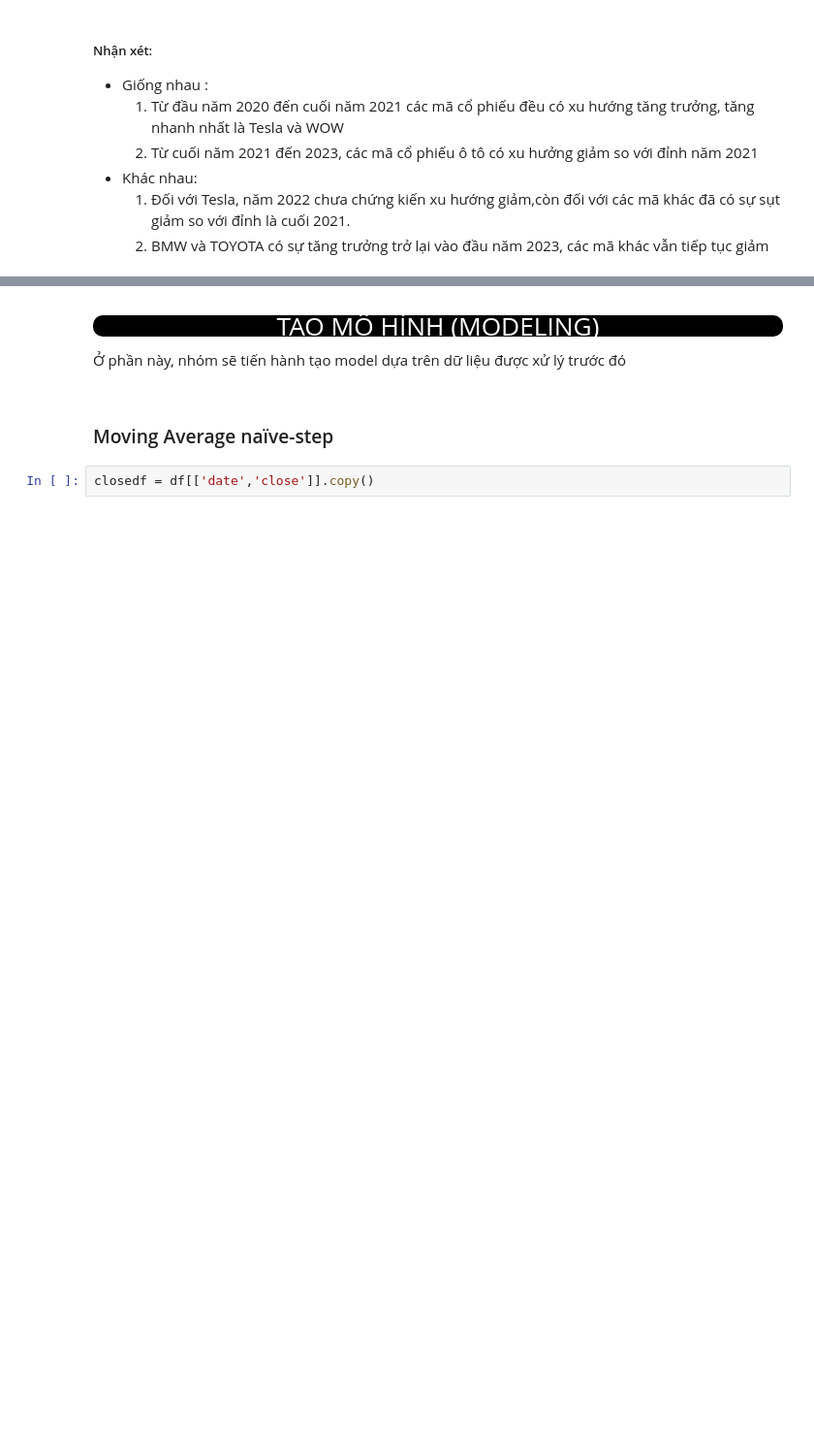
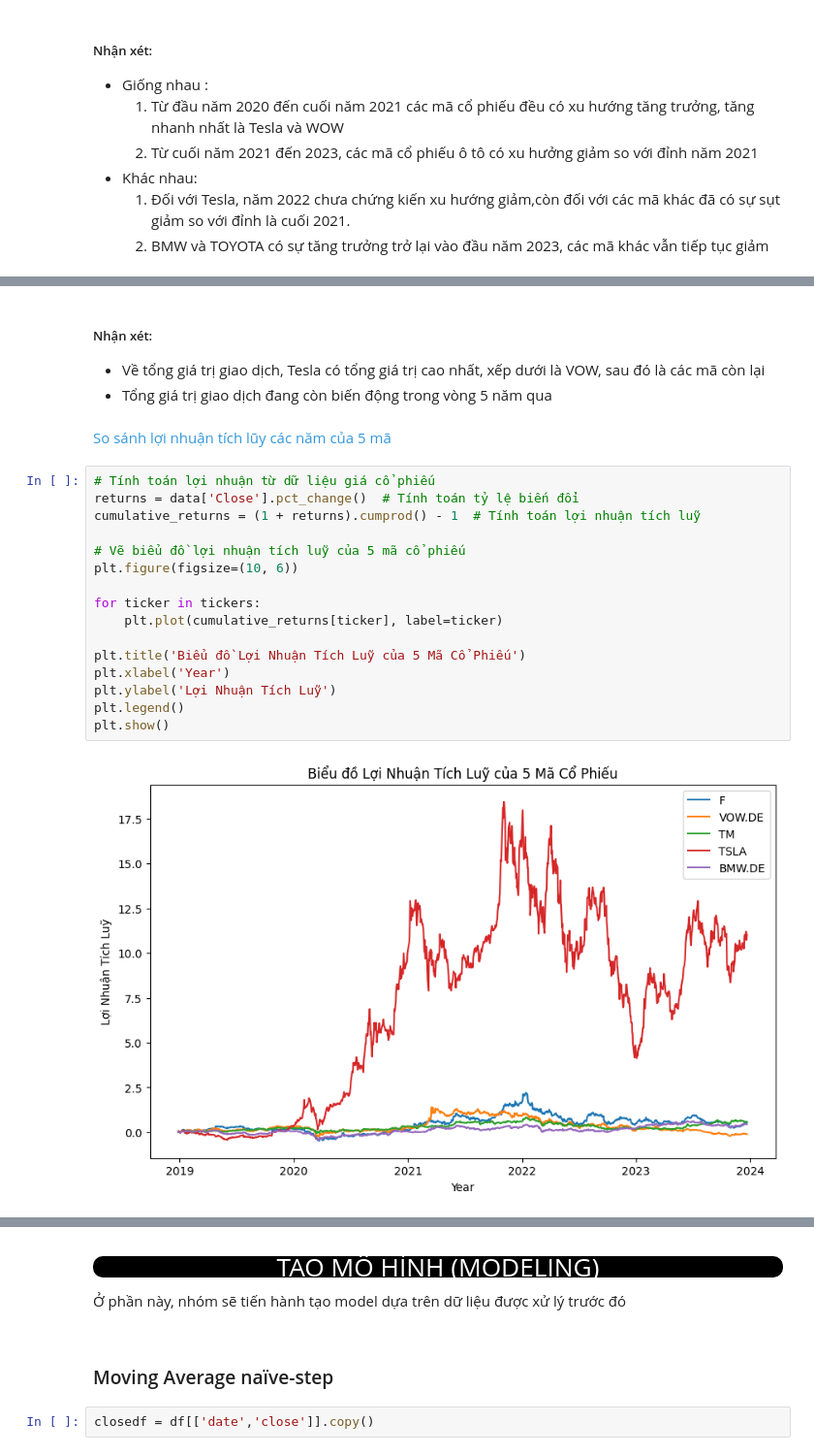
Before and after one commit to davisduccopny/Stock-Prediction-with-Python-project, a Jupyter notebook: train_model/main_train.ipynb, the cells around one changed output, grey strips where cells are left out. Shown at 97% size. Saved outputs shown, nothing was run; the diff lists cells and outputs as text; blank space fills up the shorter version.

```diff
--- a/main_train.ipynb
+++ b/train_model/main_train.ipynb
@@ -829,0 +691,24 @@ plt.show()
+# %% [markdown]
+##### Nhận xét:
+*  Về tổng giá trị giao dịch, Tesla có tổng giá trị cao nhất, xếp dưới là VOW, sau đó là các mã còn lại
+* Tổng giá trị giao dịch đang còn biến động trong vòng 5 năm qua
+# %% [markdown]
+<p style="color:#3498db"> So sánh lợi nhuận tích lũy các năm của 5 mã</p>
+# %%
+# Tính toán lợi nhuận từ dữ liệu giá cổ phiếu
+returns = data['Close'].pct_change()  # Tính toán tỷ lệ biến đổi
+cumulative_returns = (1 + returns).cumprod() - 1  # Tính toán lợi nhuận tích luỹ
+
+# Vẽ biểu đồ lợi nhuận tích luỹ của 5 mã cổ phiếu
+plt.figure(figsize=(10, 6))
+
+for ticker in tickers:
+    plt.plot(cumulative_returns[ticker], label=ticker)
+
+plt.title('Biểu đồ Lợi Nhuận Tích Luỹ của 5 Mã Cổ Phiếu')
+plt.xlabel('Year')
+plt.ylabel('Lợi Nhuận Tích Luỹ')
+plt.legend()
+plt.show()
+# %% [output]
+[figure, added]
```
Also changed, not shown: parts of 35 cells of this notebook.
